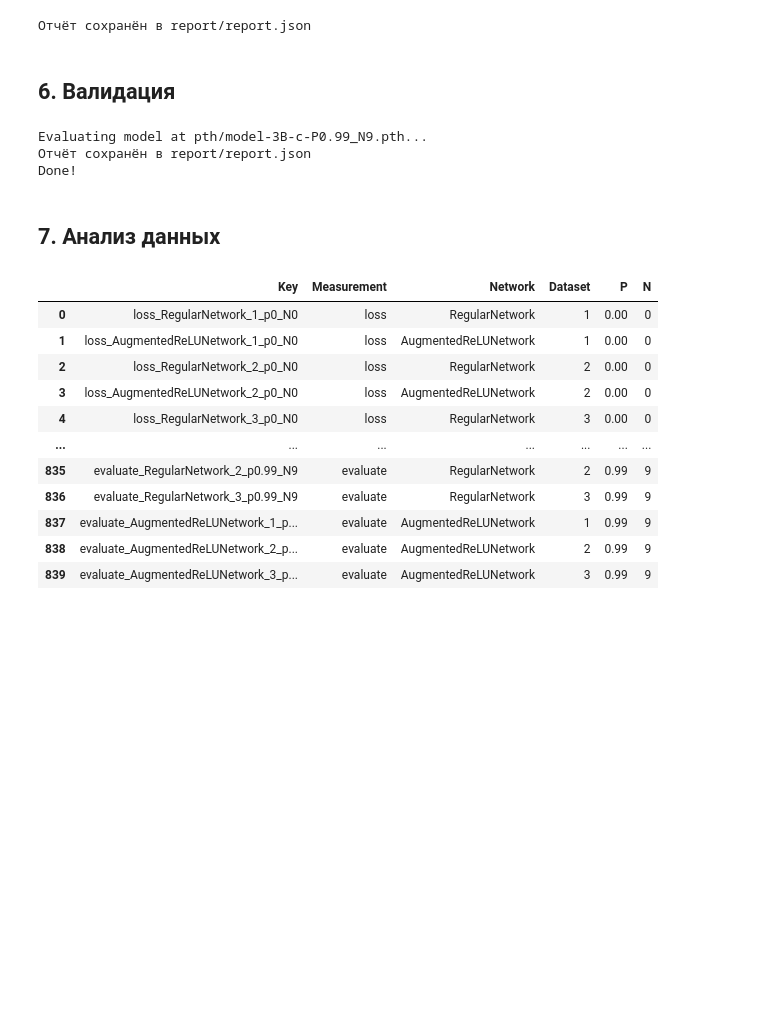
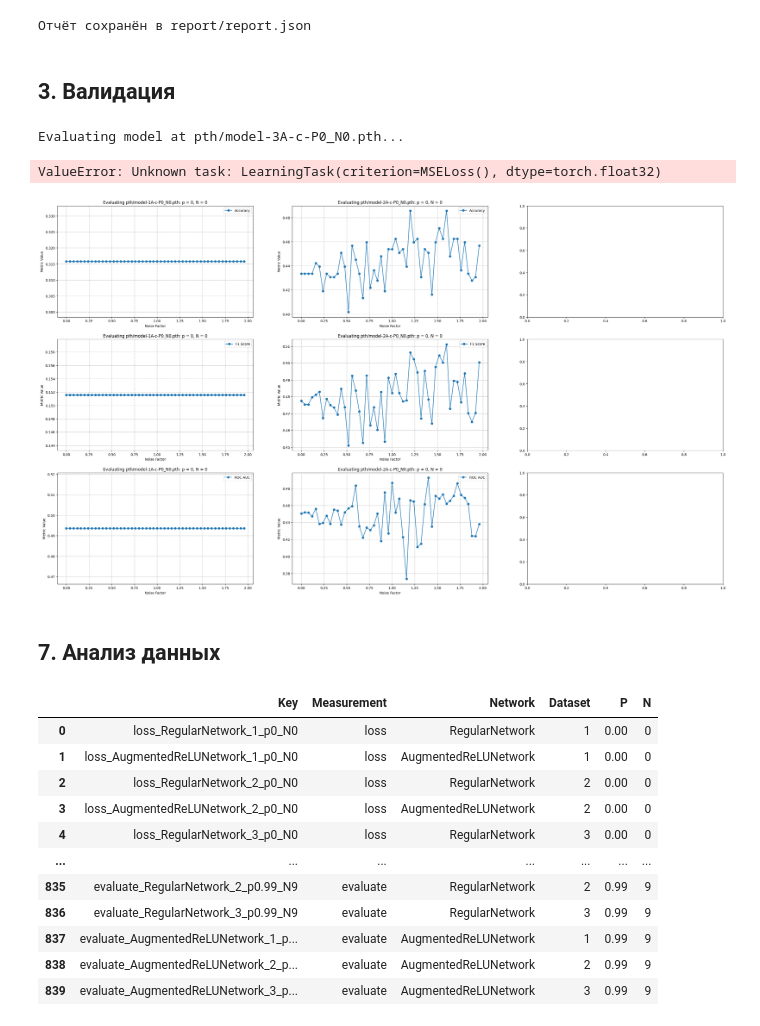
Before and after one commit to tail-call/Research, a Jupyter notebook: cgt-nn-rev6wip.ipynb, the cells around one changed output. Saved outputs shown, nothing was run; the diff lists cells and outputs as text; code cells hidden in the pictures; blank space fills up the shorter version.

Commit message:
WIP: LearningTask interface

```diff
--- a/cgt-nn-rev6wip.ipynb
+++ b/cgt-nn-rev6wip.ipynb
@@ -38,30 +38,33 @@ import cgtnnlib.common as lib
 import matplotlib.pyplot as plt
 import torch
 
+from cgtnnlib.TrainingParameters import TrainingParameters
+from cgtnnlib.LearningTask import classification_task, regression_task
+
 for experiment_params in lib.iterate_experiment_parameters():
     fig, axs = plt.subplots(2, 3, sharey='col', figsize=(10, 12))
     fig.set_size_inches(35, 20)
 
     for training_params in [
-        lib.TrainingParameters(
+        TrainingParameters(
             dataset=lib.DATASETS[0],
-            criterion=lib.CLASSIFICATION_TASK.criterion,
+            criterion=classification_task.criterion,
             experiment_params=experiment_params,
             model_a_path=lib.DATASETS[0].model_a_path(experiment_params),
             model_b_path=lib.DATASETS[0].model_b_path(experiment_params),
             loss_curve_plot_col_index=0,
         ),
-        lib.TrainingParameters(
+        TrainingParameters(
             dataset=lib.DATASETS[1],
-            criterion=lib.CLASSIFICATION_TASK.criterion,
+            criterion=classification_task.criterion,
             experiment_params=experiment_params,
             model_a_path=lib.DATASETS[1].model_a_path(experiment_params),
             model_b_path=lib.DATASETS[1].model_b_path(experiment_params),
             loss_curve_plot_col_index=1,
         ),
-        lib.TrainingParameters(
+        TrainingParameters(
             dataset=lib.DATASETS[2],
-            criterion=lib.REGRESSION_TASK.criterion,
+            criterion=regression_task.criterion,
             experiment_params=experiment_params,
             model_a_path=lib.DATASETS[2].model_a_path(experiment_params),
             model_b_path=lib.DATASETS[2].model_b_path(experiment_params),
@@ -128,11 +146,13 @@ lib.save_report()
 # %% [output]
 Отчёт сохранён в report/report.json
 # %% [markdown]
-## 6. Валидация
+## 3. Валидация
 # %%
 # 6.2. Evaluation
 
 from dataclasses import dataclass
+
+from cgtnnlib.LearningTask import LearningTask
 
 @dataclass
 class EvaluationParameters:
@@ -142,7 +162,7 @@ class EvaluationParameters:
     is_regression: bool
     inputs_count: int
     outputs_count: int
-    task: lib.LearningTask
+    task: LearningTask
     experiment_parameters: lib.ExperimentParameters
     report_key: str
 
@@ -182,7 +202,7 @@ def evaluate(
             is_regression=False,
             inputs_count=30,
             outputs_count=2,
-            task=lib.CLASSIFICATION_TASK,
+            task=classification_task,
             experiment_parameters=experiment_params,
             report_key=f'evaluate_{constructor.__name__}_{lib.DATASETS[0].number}_p{experiment_params.p}_N{experiment_params.iteration}',
         ),
@@ -193,7 +213,7 @@ def evaluate(
             is_regression=False,
             inputs_count=6,
             outputs_count=4,
-            task=lib.CLASSIFICATION_TASK,
+            task=classification_task,
             experiment_parameters=experiment_params,
             report_key=f'evaluate_{constructor.__name__}_{lib.DATASETS[1].number}_p{experiment_params.p}_N{experiment_params.iteration}',
         ),
@@ -204,7 +224,7 @@ def evaluate(
             is_regression=True,
             inputs_count=19,
             outputs_count=1,
-            task=lib.REGRESSION_TASK,
+            task=regression_task,
             experiment_parameters=experiment_params,
             report_key=f'evaluate_{constructor.__name__}_{lib.DATASETS[2].number}_p{experiment_params.p}_N{experiment_params.iteration}',
         ),
@@ -234,7 +254,7 @@ def evaluate(
             r2_ax=axs[1, i],
         )
 
-        if eval_params.task == lib.CLASSIFICATION_TASK:
+        if eval_params.task == classification_task:
             lib.plot_evaluation_of_classification(
                 df=lib.evaluate_classification_model(
                     evaluated_model=evaluated_model,
@@ -247,41 +267,41 @@ def evaluate(
                 roc_auc_ax=subplots.roc_auc_ax,
                 title=plot_title
             )
-        elif eval_params.task == lib.REGRESSION_TASK:
+        elif eval_params.task == classification_task:
             lib.plot_evaluation_of_regression(
                 df=lib.evaluate_regression_model(
                     evaluated_model=evaluated_model,
                     dataset=eval_params.dataset,
                     report_key=eval_params.report_key
                 ),
                 mse_ax=subplots.mse_ax,
                 r2_ax=subplots.r2_ax,
                 title=plot_title
             )
         else:
             raise ValueError(f"Unknown task: {eval_params.task}")
 
     lib.save_plot(f'evaluate_{model_a_or_b}_p{experiment_params.p}_N{experiment_params.iteration}')
 
 
 for experiment_params in lib.iterate_experiment_parameters():
     evaluate(
         model_a_or_b='A',
         constructor=lib.RegularNetwork,
         experiment_params=experiment_params
     )
     evaluate(
         model_a_or_b='B',
         constructor=lib.AugmentedReLUNetwork,
         experiment_params=experiment_params
     )
 
 lib.save_report()
 print("Done!")
 # %% [output]
-Evaluating model at pth/model-3B-c-P0.99_N9.pth...
-Отчёт сохранён в report/report.json
-Done!
+Evaluating model at pth/model-3A-c-P0_N0.pth...
+ValueError: Unknown task: LearningTask(criterion=MSELoss(), dtype=torch.float32)
+[figure, added]
 # %% [markdown]
 ## 7. Анализ данных
 # %%
```
Also changed, not shown: parts of 2 cells of this notebook, 4 other files.
